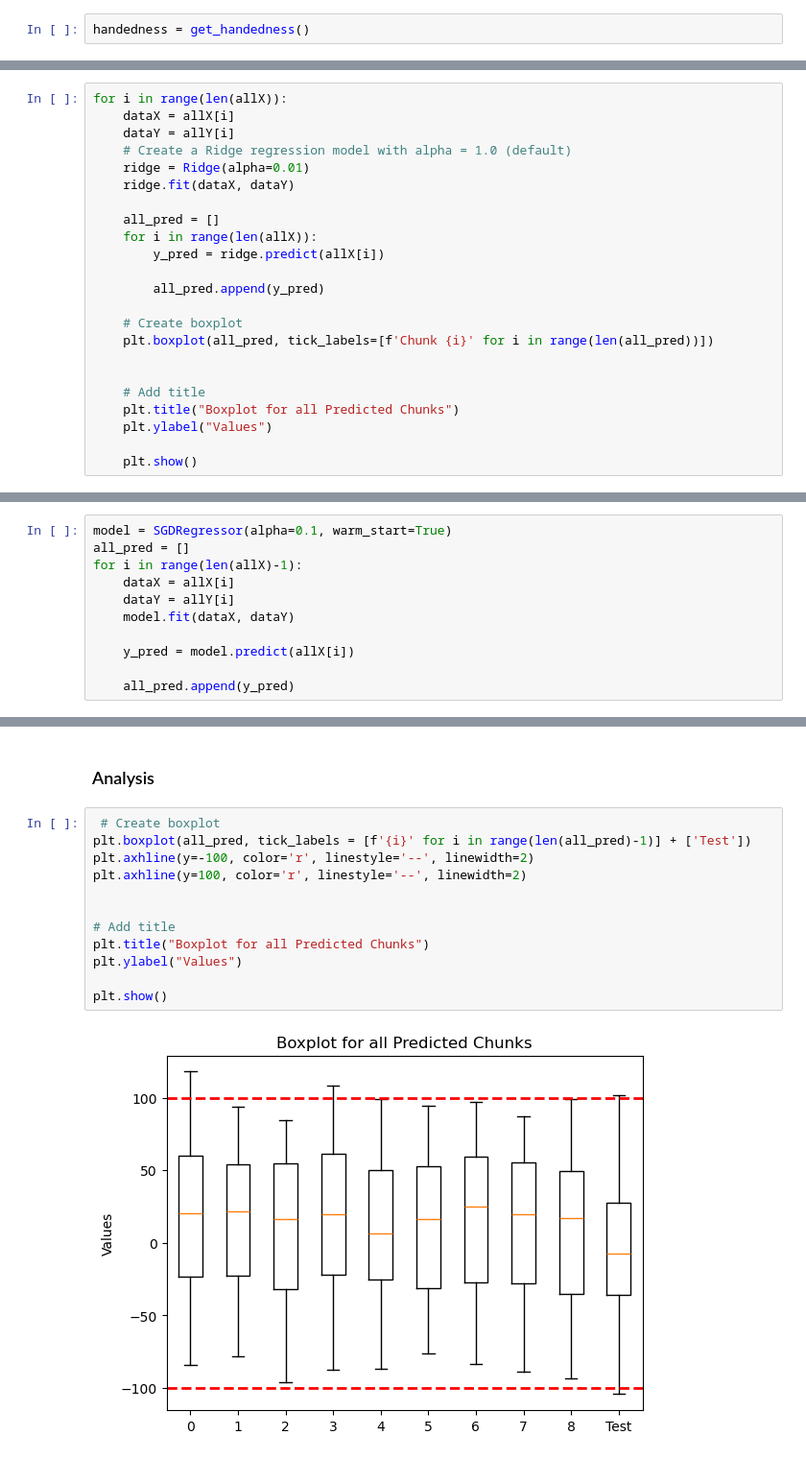
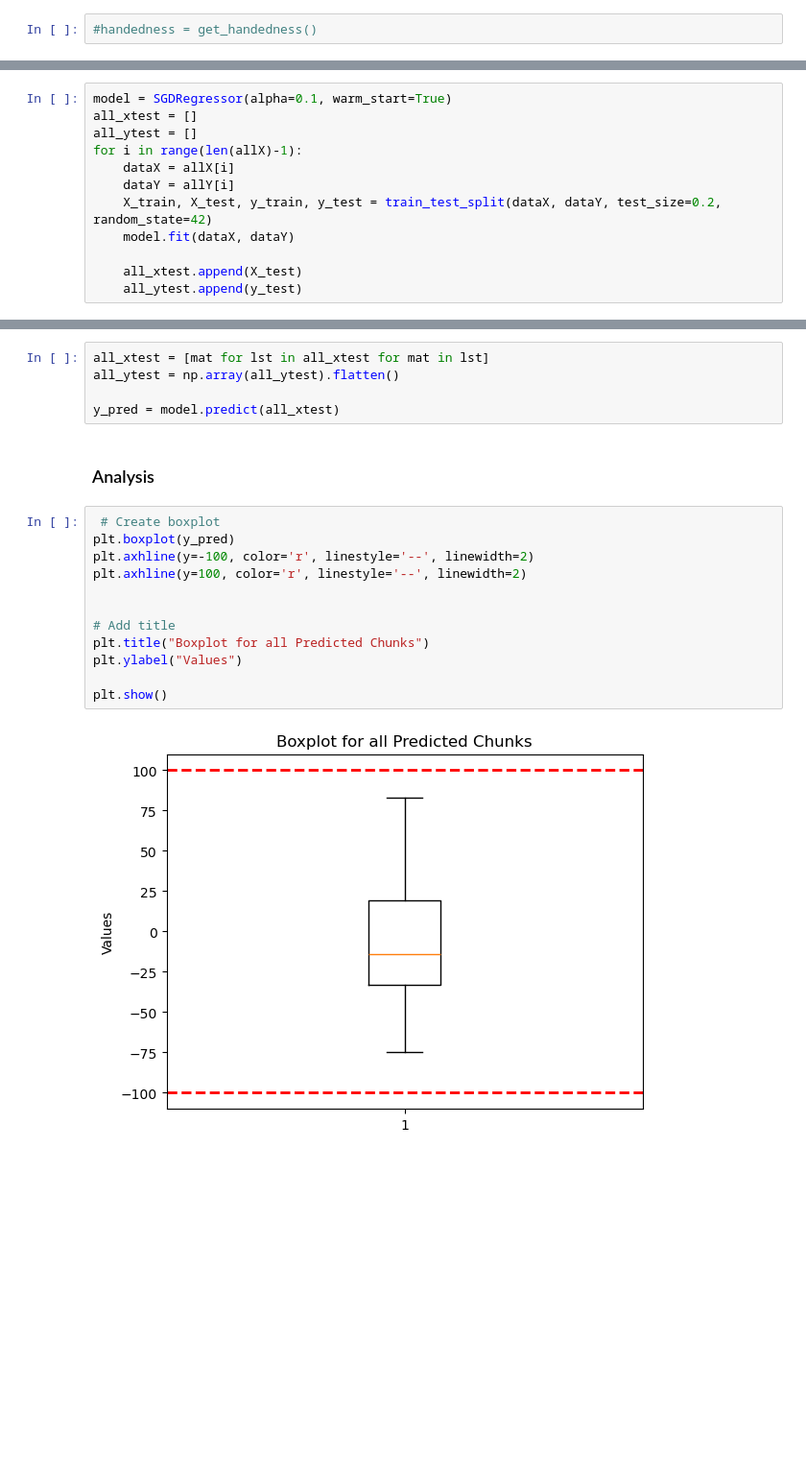
Before and after one commit to vickyli1015/Public-DSC180B-Functional-Connectivity-Project, a Jupyter notebook: regressor.ipynb, the cells around one changed output, grey strips where cells are left out. Shown: that part at 96% size. Saved outputs shown, nothing was run; the diff lists cells and outputs as text; blank space fills up the shorter version.

```diff
--- a/regressor.ipynb
+++ b/regressor.ipynb
@@ -36,7 +36,7 @@ restricted_data = load_restricted()
 # %% [output]
 restricted_data loaded
 # %%
-handedness = get_handedness()
+#handedness = get_handedness()
 # %% [output]
 restricted_data loaded
 # %% [markdown]
@@ -192,23 +152,0 @@ for i in range(len(chunks)):
-# %%
-for i in range(len(allX)):
-    dataX = allX[i]
-    dataY = allY[i]
-    # Create a Ridge regression model with alpha = 1.0 (default)
-    ridge = Ridge(alpha=0.01)
-    ridge.fit(dataX, dataY)
-
-    all_pred = []
-    for i in range(len(allX)):
-        y_pred = ridge.predict(allX[i])
-
-        all_pred.append(y_pred)
-
-    # Create boxplot
-    plt.boxplot(all_pred, tick_labels=[f'Chunk {i}' for i in range(len(all_pred))])
-
-
-    # Add title
-    plt.title("Boxplot for all Predicted Chunks")
-    plt.ylabel("Values")
-
-    plt.show()
@@ -230,11 +178,12 @@ Trying another regression model that can be updated iteratively
 # %%
 model = SGDRegressor(alpha=0.1, warm_start=True)
-all_pred = []
+all_xtest = []
+all_ytest = []
 for i in range(len(allX)-1):
     dataX = allX[i]
     dataY = allY[i]
+    X_train, X_test, y_train, y_test = train_test_split(dataX, dataY, test_size=0.2, random_state=42)
     model.fit(dataX, dataY)
 
-    y_pred = model.predict(allX[i])
-
-    all_pred.append(y_pred)
+    all_xtest.append(X_test)
+    all_ytest.append(y_test)
@@ -245,18 +195,23 @@ all_pred = all_pred + [y_pred]
+# %%
+all_xtest = [mat for lst in all_xtest for mat in lst]
+all_ytest = np.array(all_ytest).flatten()
+
+y_pred = model.predict(all_xtest)
 # %% [markdown]
 ### Analysis
 # %%
  # Create boxplot
-plt.boxplot(all_pred, tick_labels = [f'{i}' for i in range(len(all_pred)-1)] + ['Test'])
+plt.boxplot(y_pred)
 plt.axhline(y=-100, color='r', linestyle='--', linewidth=2)
 plt.axhline(y=100, color='r', linestyle='--', linewidth=2)
 
 
 # Add title
 plt.title("Boxplot for all Predicted Chunks")
 plt.ylabel("Values")
 
 plt.show()
 # %% [output]
-[figure, old version]
+[figure, new version]
 # %%
 y_test_binary = (y_pred > threshold).astype(int)
```
Also changed, not shown: parts of 20 cells of this notebook.
